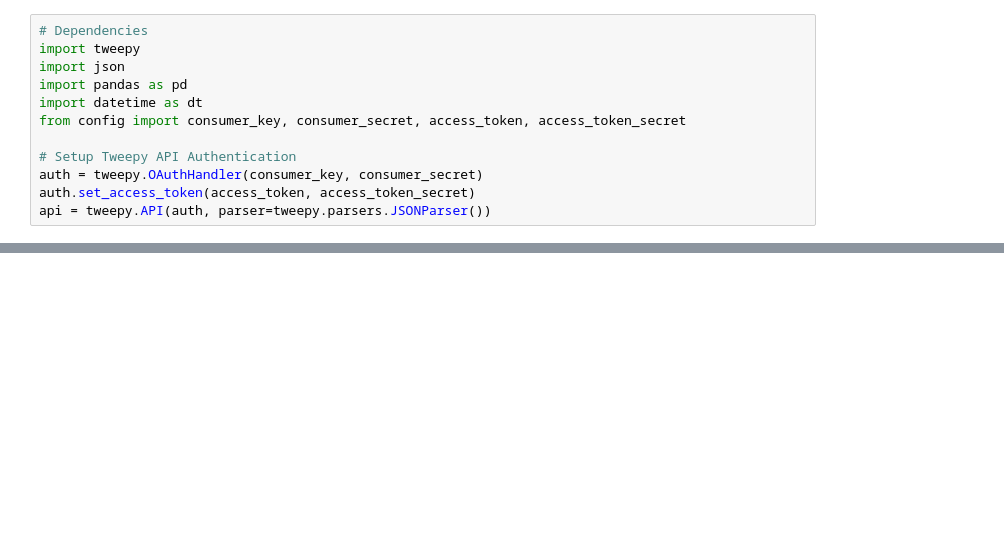
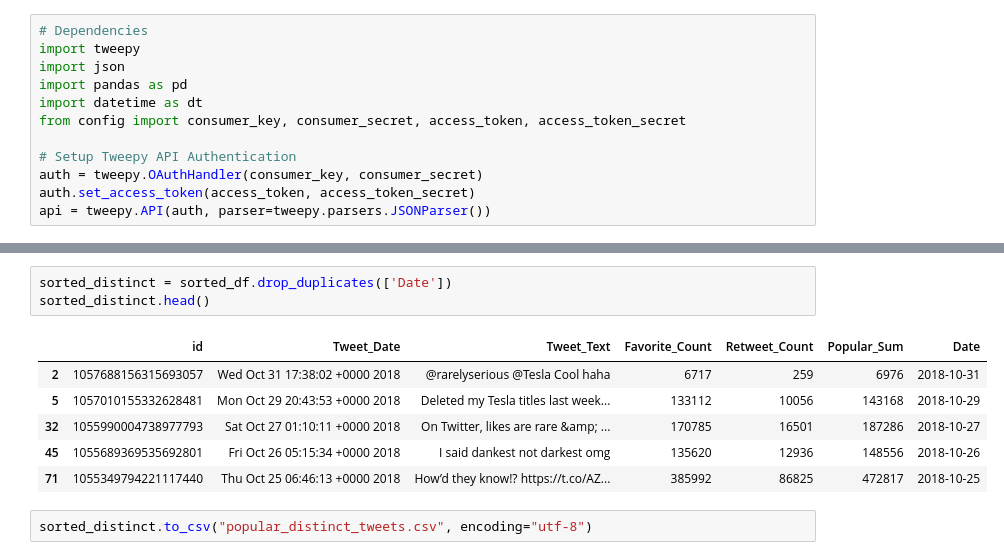
Before and after one commit to reedkm/ETL, a Jupyter notebook: twitter_pandas.ipynb, the cells around one changed output, grey strips where cells are left out. Saved outputs shown, nothing was run; the diff lists cells and outputs as text; blank space fills up the shorter version.

```diff
--- a/twitter_pandas.ipynb
+++ b/twitter_pandas.ipynb
@@ -77,0 +122,12 @@ spacex_df.head()
+# %%
+sorted_distinct = sorted_df.drop_duplicates(['Date'])
+sorted_distinct.head()
+# %% [output]
+|  | id | Tweet_Date | Tweet_Text | Favorite_Count | Retweet_Count | Popular_Sum | Date |
+| 2 | 1057688156315693057 | Wed Oct 31 17:38:02 +0000 2018 | @rarelyserious @Tesla Cool haha | 6717 | 259 | 6976 | 2018-10-31 |
+| 5 | 1057010155332628481 | Mon Oct 29 20:43:53 +0000 2018 | Deleted my Tesla titles last week... | 133112 | 10056 | 143168 | 2018-10-29 |
+| 32 | 1055990004738977793 | Sat Oct 27 01:10:11 +0000 2018 | On Twitter, likes are rare &amp; ... | 170785 | 16501 | 187286 | 2018-10-27 |
+| 45 | 1055689369535692801 | Fri Oct 26 05:15:34 +0000 2018 | I said dankest not darkest omg | 135620 | 12936 | 148556 | 2018-10-26 |
+| 71 | 1055349794221117440 | Thu Oct 25 06:46:13 +0000 2018 | How’d they know!? https://t.co/AZ... | 385992 | 86825 | 472817 | 2018-10-25 |
+# %%
+sorted_distinct.to_csv("popular_distinct_tweets.csv", encoding="utf-8")
```
Also changed, not shown: parts of 10 cells of this notebook, 4 other files.
